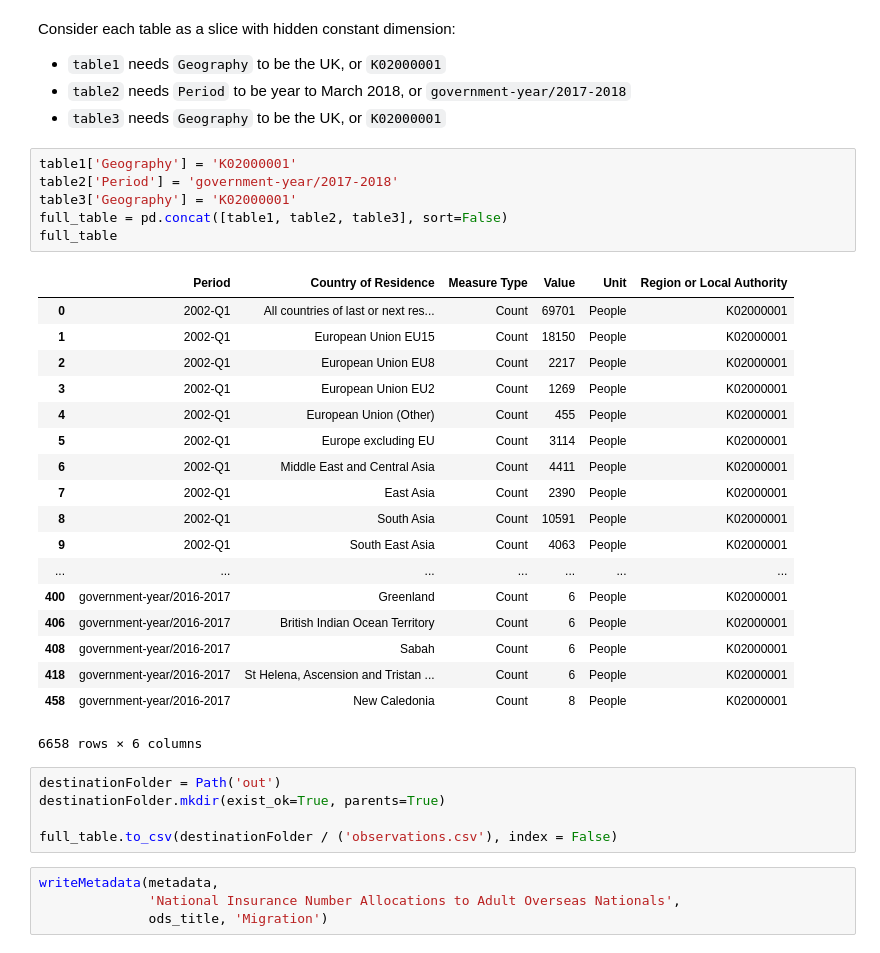
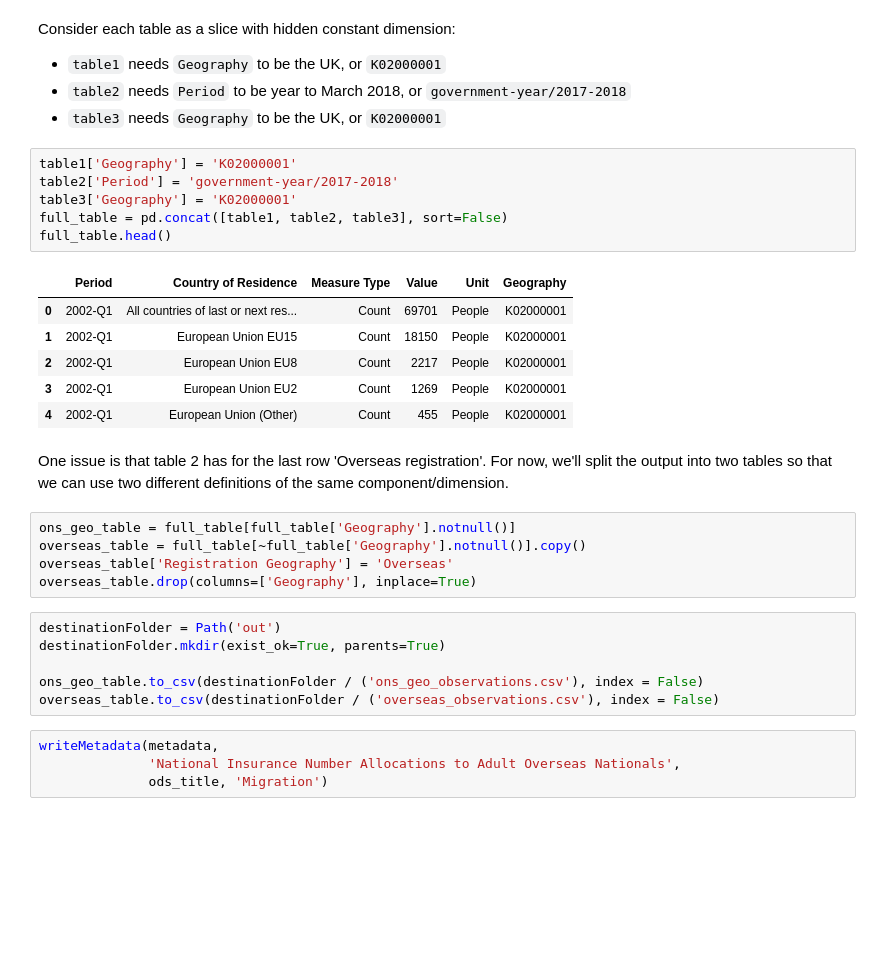
Before and after one commit to ONS-OpenData/DWP-NIN-registrations-to-overseas-nationals, a Jupyter notebook: NIN registrations to overseas nationals.ipynb, the cells around one changed output. Cells and saved outputs as stored; diff of their text form; blank space fills up the shorter version.

Commit message:
Split out into two tables to cope with 'overseas' registrations.

```diff
--- a/NIN registrations to overseas nationals.ipynb
+++ b/NIN registrations to overseas nationals.ipynb
@@ -334,33 +334,29 @@ Consider each table as a slice with hidden constant dimension:
 # %%
 table1['Geography'] = 'K02000001'
 table2['Period'] = 'government-year/2017-2018'
 table3['Geography'] = 'K02000001'
 full_table = pd.concat([table1, table2, table3], sort=False)
-full_table
+full_table.head()
 # %% [output]
-|  | Period | Country of Residence | Measure Type | Value | Unit | Region or Local Authority |
+|  | Period | Country of Residence | Measure Type | Value | Unit | Geography |
 | 0 | 2002-Q1 | All countries of last or next res... | Count | 69701 | People | K02000001 |
 | 1 | 2002-Q1 | European Union EU15 | Count | 18150 | People | K02000001 |
 | 2 | 2002-Q1 | European Union EU8 | Count | 2217 | People | K02000001 |
 | 3 | 2002-Q1 | European Union EU2 | Count | 1269 | People | K02000001 |
 | 4 | 2002-Q1 | European Union (Other) | Count | 455 | People | K02000001 |
-| 5 | 2002-Q1 | Europe excluding EU | Count | 3114 | People | K02000001 |
-| 6 | 2002-Q1 | Middle East and Central Asia | Count | 4411 | People | K02000001 |
-| 7 | 2002-Q1 | East Asia | Count | 2390 | People | K02000001 |
-| 8 | 2002-Q1 | South Asia | Count | 10591 | People | K02000001 |
-| 9 | 2002-Q1 | South East Asia | Count | 4063 | People | K02000001 |
-| ... | ... | ... | ... | ... | ... | ... |
-| 400 | government-year/2016-2017 | Greenland | Count | 6 | People | K02000001 |
-| 406 | government-year/2016-2017 | British Indian Ocean Territory | Count | 6 | People | K02000001 |
-| 408 | government-year/2016-2017 | Sabah | Count | 6 | People | K02000001 |
-| 418 | government-year/2016-2017 | St Helena, Ascension and Tristan ... | Count | 6 | People | K02000001 |
-| 458 | government-year/2016-2017 | New Caledonia | Count | 8 | People | K02000001 |
-6658 rows × 6 columns
+# %% [markdown]
+One issue is that table 2 has for the last row 'Overseas registration'. For now, we'll split the output into two tables so that we can use two different definitions of the same component/dimension.
+# %%
+ons_geo_table = full_table[full_table['Geography'].notnull()]
+overseas_table = full_table[~full_table['Geography'].notnull()].copy()
+overseas_table['Registration Geography'] = 'Overseas'
+overseas_table.drop(columns=['Geography'], inplace=True)
 # %%
 destinationFolder = Path('out')
 destinationFolder.mkdir(exist_ok=True, parents=True)
 
-full_table.to_csv(destinationFolder / ('observations.csv'), index = False)
+ons_geo_table.to_csv(destinationFolder / ('ons_geo_observations.csv'), index = False)
+overseas_table.to_csv(destinationFolder / ('overseas_observations.csv'), index = False)
 # %%
 writeMetadata(metadata,
               'National Insurance Number Allocations to Adult Overseas Nationals',
```
Also changed, not shown: parts of 2 cells of this notebook.
